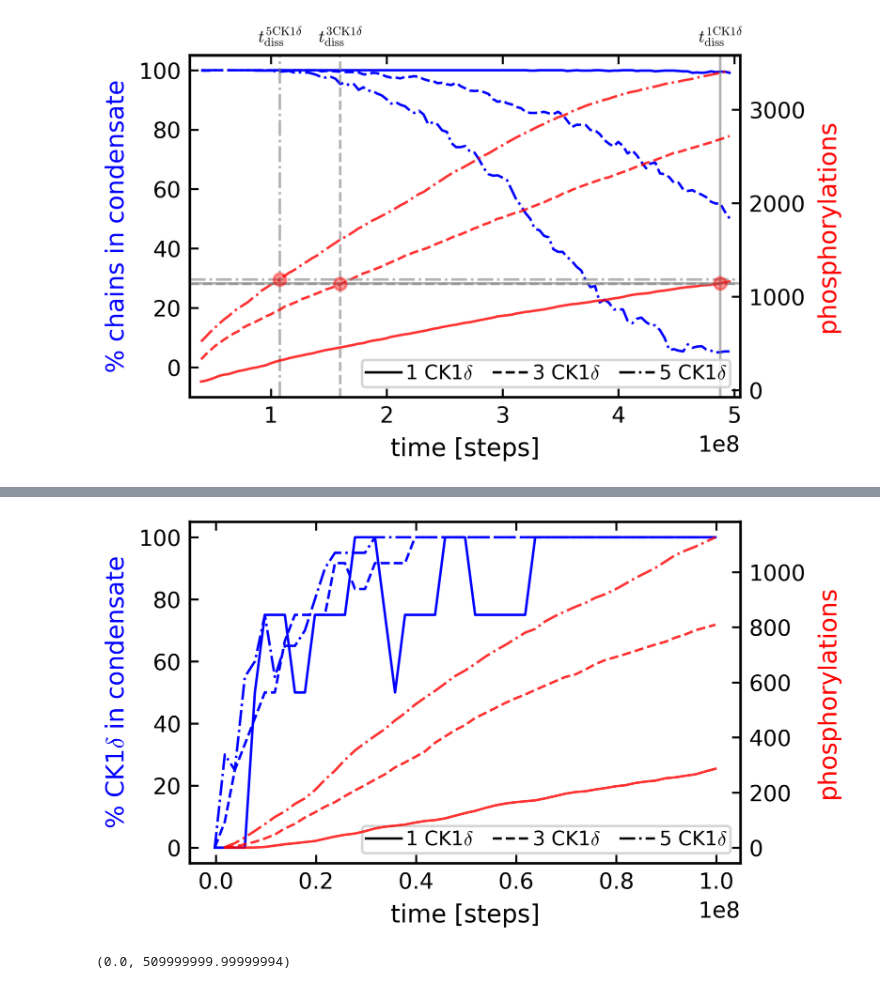
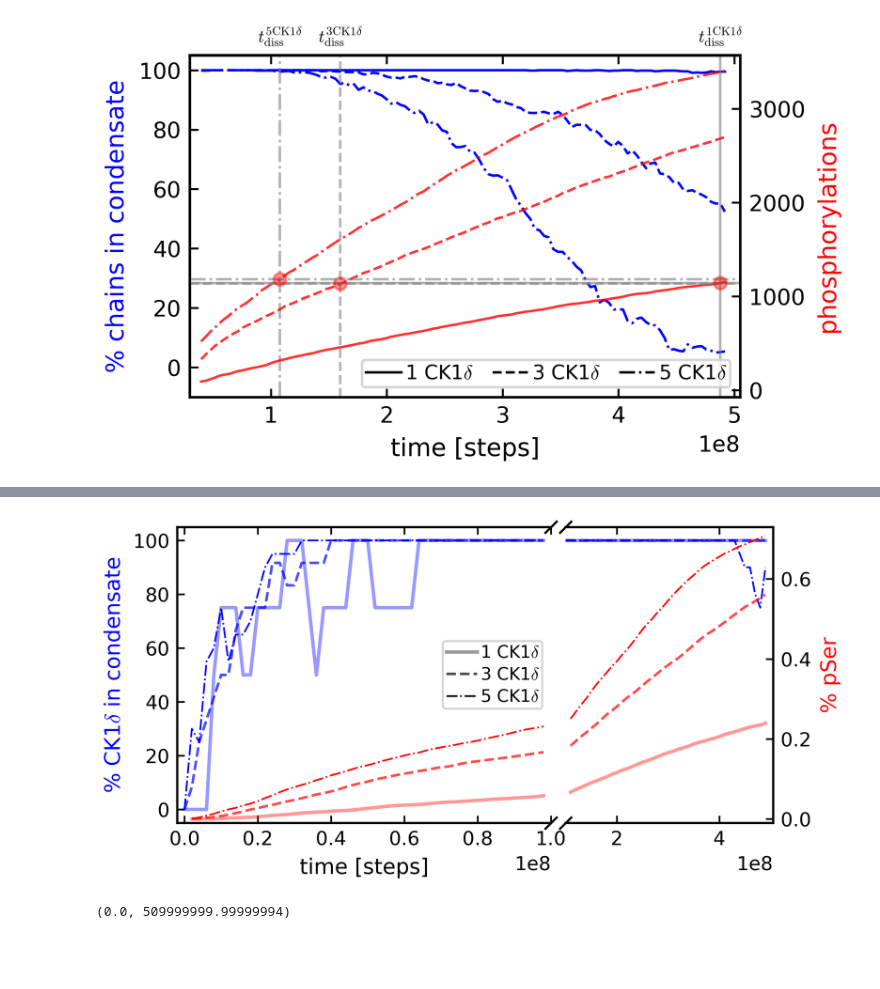
Before and after one commit to ezippo/hoomd3_phosphorylation, a Jupyter notebook: paper/cluster_analysis_condensate.ipynb, the cells around one changed output, grey strips where cells are left out. Cells and saved outputs as stored; diff of their text form; code cells hidden in the pictures; blank space fills up the shorter version.

```diff
--- a/paper/cluster_analysis_condensate.ipynb
+++ b/paper/cluster_analysis_condensate.ipynb
@@ -224,6 +244,6 @@ def enzyme_in_condensate_from_dbscan(frame, n_enz, eps=1.0, min_sample=2):
     db = cl.DBSCAN(eps=eps, min_samples=min_sample).fit(positions)
     labels = db.labels_
     values, counts = np.unique(labels[:30800], return_counts=True)
-    condensate_idx = np.argmax(counts)
+    condensate_idx = values[np.argmax(counts)]
 
-    return np.sum(labels[30800:30800+n_enz]==np.array([values[condensate_idx]]*n_enz))
+    return np.sum(labels[30800:30800+n_enz]==np.array([condensate_idx]*n_enz))
@@ -337,6 +725,21 @@ for i in [1,2,3,4]:
 np_1ck1d_sh /=4
 np_3ck1d_sh /=4
 np_5ck1d_sh /=4
+
+np_1ck1d_dis = np.zeros(len(times_dis))
+np_3ck1d_dis = np.zeros(len(times_dis))
+np_5ck1d_dis = np.zeros(len(times_dis))
+for i in [1,2,3,4]:
+    tmp1_d = nphospho_in_time(file+f'sim{i}_1-folded-ck1d_multi-tdp43_32b_dump.gsd', times_dis)
+    tmp3_d = nphospho_in_time(file+f'sim{i}_3-folded-ck1d_multi-tdp43_32b_dump.gsd', times_dis)
+    tmp5_d = nphospho_in_time(file+f'sim{i}_5-folded-ck1d_multi-tdp43_32b_dump.gsd', times_dis)
+    np_1ck1d_dis += tmp1_d
+    np_3ck1d_dis += tmp3_d
+    np_5ck1d_dis += tmp5_d
+
+np_1ck1d_dis /=4
+np_3ck1d_dis /=4
+np_5ck1d_dis /=4
 # %% [output]
 2500
 2500
@@ -353,25 +769,53 @@ np_5ck1d_sh /=4
 # %%
 time_step_sh = times_sh*200000
+time_step_dis = times_dis*200000
 
-fig, ax1 = plt.subplots(figsize=(4, 2.5))
+fig, (ax1, ax2) = plt.subplots(1, 2, sharey=True, figsize=(5,2.5), gridspec_kw={'width_ratios': [1.8, 1]})
+fig.subplots_adjust(wspace=0.05)
 
-# Plot the first array with the primary y-axis
-ax1.plot(time_step_sh, ne_1ck1d*100, 'b')
-ax1.plot(time_step_sh, ne_3ck1d/3*100, 'b--')
-ax1.plot(time_step_sh, ne_5ck1d/5*100, 'b-.')
+ax1.plot(time_step_sh, ne_1ck1d*100, 'b', lw=1.6, alpha=0.4)
+ax1.plot(time_step_sh, ne_3ck1d/3*100, 'b--', lw=1.2, alpha=0.7)
+ax1.plot(time_step_sh, ne_5ck1d/5*100, 'b-.', lw=0.8, alpha=1)
+ax1.set_xlim(-0.02*10**8,1*10**8)
+
+ax11 = ax1.twinx()
+ax11.plot(time_step_sh[1:], np_1ck1d_sh[1:] /4800,  'r', lw=1.6, alpha=0.4)
+ax11.plot(time_step_sh[1:], np_3ck1d_sh[1:] /4800, 'r--', lw=1.2, alpha=0.7)
+ax11.plot(time_step_sh[1:], np_5ck1d_sh[1:] /4800, 'r-.', lw=0.8, alpha=1)
+ax11.set_ylim(-0.01,0.73)
+
+ax2.plot(time_step_dis, ne_1ck1d_dis*100, 'b', lw=1.6, alpha=0.4)
+ax2.plot(time_step_dis, ne_3ck1d_dis/3*100, 'b--', lw=1.2, alpha=0.7)
+ax2.plot(time_step_dis, ne_5ck1d_dis/5*100, 'b-.', lw=0.8, alpha=1)
+ax2.set_xlim(1.0*10**8,5.05*10**8)
+
+ax22 = ax2.twinx()
+ax22.plot(time_step_dis[1:], np_1ck1d_dis[1:] /4800, 'r', lw=1.6, alpha=0.4)
+ax22.plot(time_step_dis[1:], np_3ck1d_dis[1:] /4800, 'r--', lw=1.2, alpha=0.7)
+ax22.plot(time_step_dis[1:], np_5ck1d_dis[1:] /4800, 'r-.', lw=0.8, alpha=1)
+ax22.set_ylabel('% pSer', color='r')
+ax22.set_ylim(-0.01,0.73)
+
+ax1.plot(time_step_sh[0], ne_1ck1d[0]*100, 'k', label=r'1 CK1$\delta$', lw=1.6, alpha=0.4)
+ax1.plot(time_step_sh[0], ne_1ck1d[0]*100, 'k--', label=r'3 CK1$\delta$',  lw=1.2, alpha=0.7)
+ax1.plot(time_step_sh[0], ne_1ck1d[0]*100, 'k-.', label=r'5 CK1$\delta$', lw=0.8, alpha=1)
+ax1.legend(ncols=1, loc='center right')
+
+# hide the spines between ax and ax2
+ax1.spines.right.set_visible(False)
+ax11.spines.right.set_visible(False)
+ax2.spines.left.set_visible(False)
+ax22.spines.left.set_visible(False)
+ax1.tick_params(right=False)  # don't put tick labels at the top
+ax11.tick_params(right=False, labelright=False)  # don't put tick labels at the top
+ax2.tick_params(right=False, left=False, labelleft=False)  # don't put tick labels at the top
+
+d = 1  # proportion of vertical to horizontal extent of the slanted line
+kwargs = dict(marker=[(-1, -d), (1, d)], markersize=6,
+              linestyle="none", color='k', mec='k', mew=1, clip_on=False)
+ax1.plot([1,1], [0, 1], transform=ax1.transAxes, **kwargs)
+ax2.plot([0,0], [0, 1], transform=ax2.transAxes, **kwargs)
+
 ax1.set_xlabel('time [steps]')
 ax1.set_ylabel('% CK1$\delta$ in condensate', color='b')
-ax1.plot(time_step_sh[0], ne_1ck1d[0]*100, 'k', label=r'1 CK1$\delta$')
-ax1.plot(time_step_sh[0], ne_1ck1d[0]*100, 'k--', label=r'3 CK1$\delta$')
-ax1.plot(time_step_sh[0], ne_1ck1d[0]*100, 'k-.', label=r'5 CK1$\delta$')
-
-
-# Create a secondary y-axis and plot the second array
-ax2 = ax1.twinx()
-ax2.plot(time_step_sh[1:], np_1ck1d_sh[1:],  'r', alpha=0.8)
-ax2.plot(time_step_sh[1:], np_3ck1d_sh[1:], 'r--', alpha=0.8)
-ax2.plot(time_step_sh[1:], np_5ck1d_sh[1:], 'r-.', alpha=0.8)
-ax2.set_ylabel('phosphorylations', color='r')
-
-ax1.legend(ncols=3, loc='lower right')
 # %% [output]
@@ -379,4 +823,4 @@ ax1.legend(ncols=3, loc='lower right')
-[figure, old version]
+[figure, new version]
 # %%
 time_step_np = times_np*200000
 
```
Also changed, not shown: parts of 56 cells of this notebook, 3 other files.
